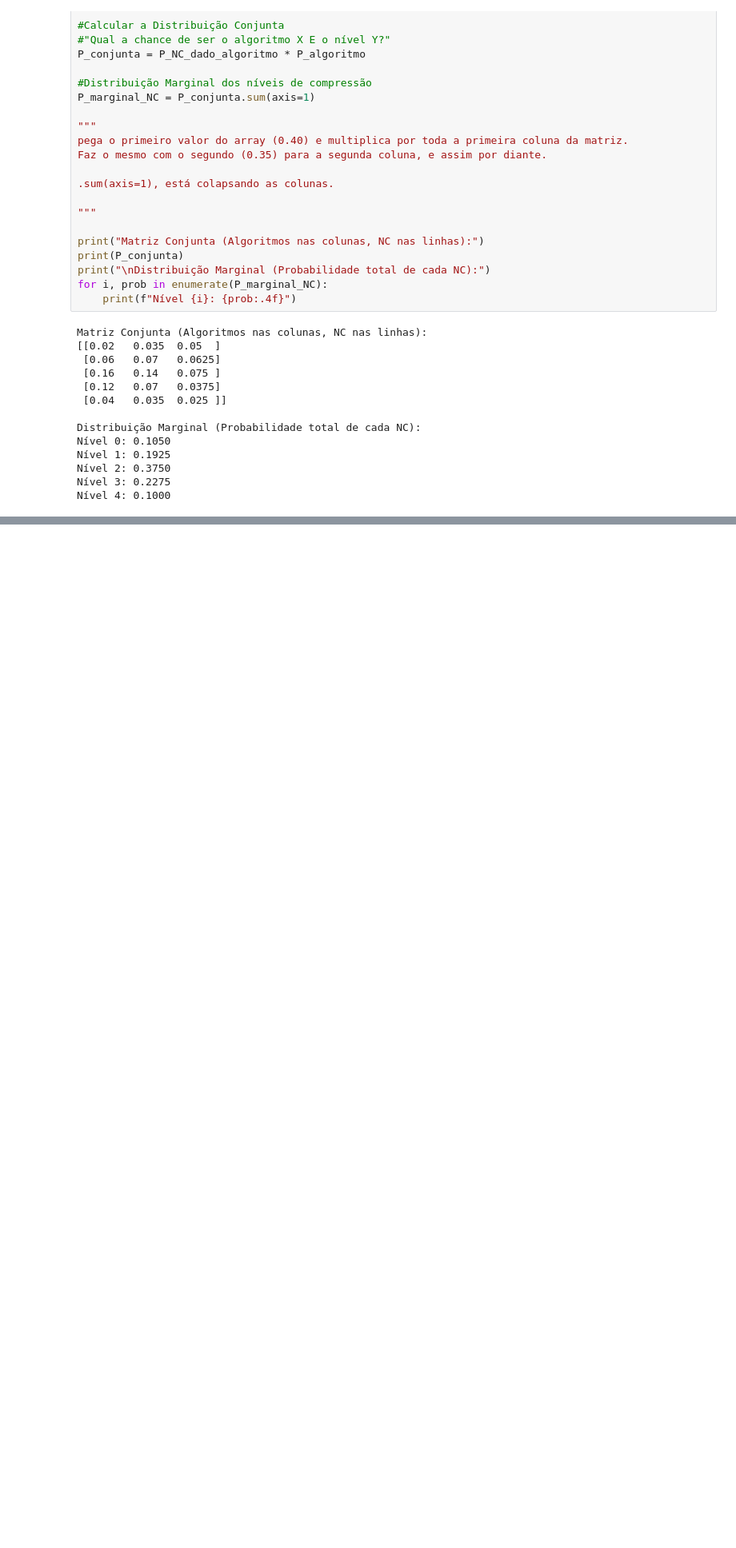
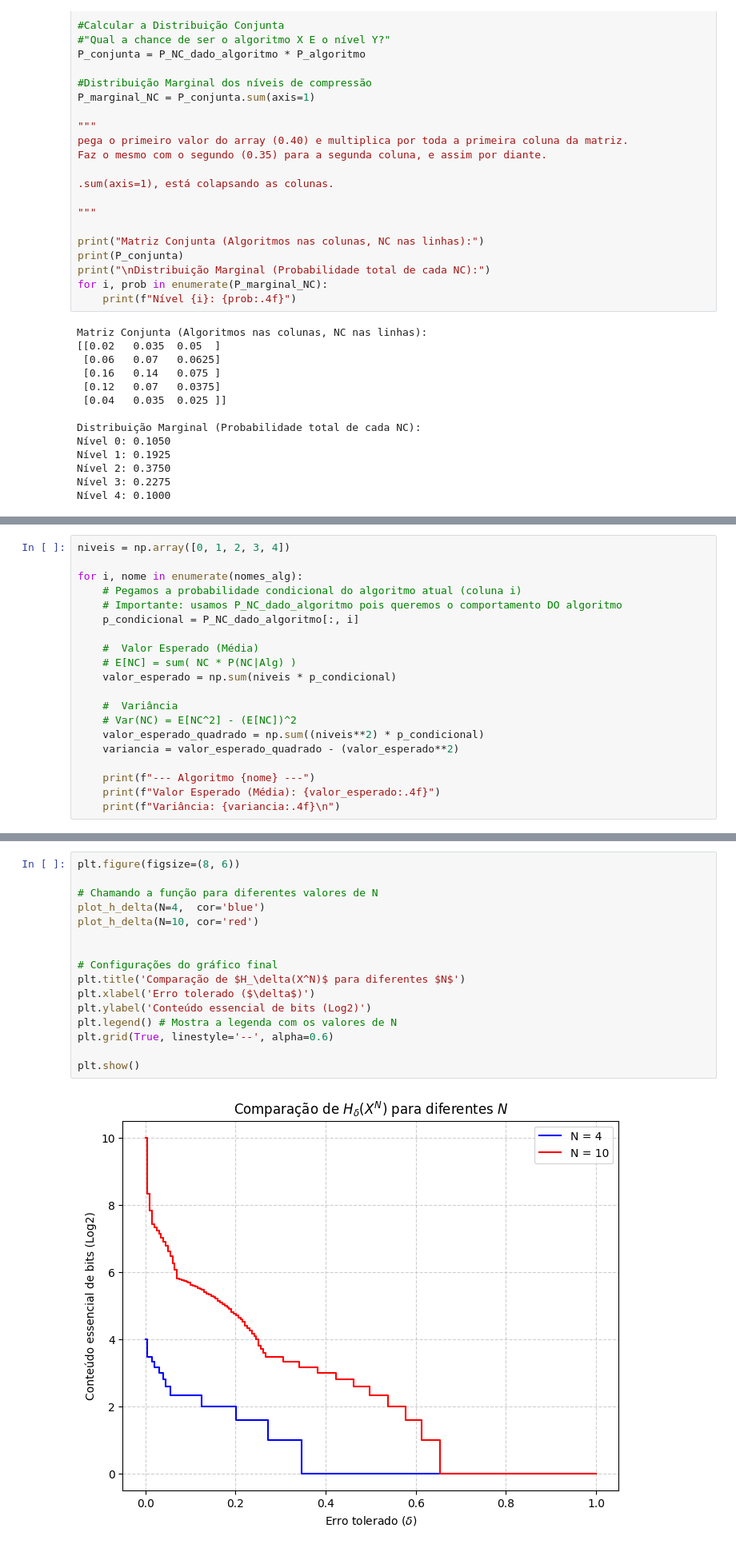
Before and after one commit to l20rr/CSM_52325, a Jupyter notebook: lab2/Trabalho2.ipynb, the cells around one changed output, grey strips where cells are left out. Shown at 80% size. Cells and saved outputs as stored; diff of their text form; blank space fills up the shorter version.

```diff
--- a/lab2/Trabalho2.ipynb
+++ b/lab2/Trabalho2.ipynb
@@ -155,0 +152,20 @@ P(C | NC=3) = 0.1648
+# %%
+niveis = np.array([0, 1, 2, 3, 4])
+
+for i, nome in enumerate(nomes_alg):
+    # Pegamos a probabilidade condicional do algoritmo atual (coluna i)
+    # Importante: usamos P_NC_dado_algoritmo pois queremos o comportamento DO algoritmo
+    p_condicional = P_NC_dado_algoritmo[:, i]
+
+    #  Valor Esperado (Média)
+    # E[NC] = sum( NC * P(NC|Alg) )
+    valor_esperado = np.sum(niveis * p_condicional)
+
+    #  Variância
+    # Var(NC) = E[NC^2] - (E[NC])^2
+    valor_esperado_quadrado = np.sum((niveis**2) * p_condicional)
+    variancia = valor_esperado_quadrado - (valor_esperado**2)
+
+    print(f"--- Algoritmo {nome} ---")
+    print(f"Valor Esperado (Média): {valor_esperado:.4f}")
+    print(f"Variância: {variancia:.4f}\n")
@@ -155,0 +222,18 @@ P(C | NC=3) = 0.1648
+# %%
+plt.figure(figsize=(8, 6))
+
+# Chamando a função para diferentes valores de N
+plot_h_delta(N=4,  cor='blue')
+plot_h_delta(N=10, cor='red')
+
+
+# Configurações do gráfico final
+plt.title('Comparação de $H_\delta(X^N)$ para diferentes $N$')
+plt.xlabel('Erro tolerado ($\delta$)')
+plt.ylabel('Conteúdo essencial de bits (Log2)')
+plt.legend() # Mostra a legenda com os valores de N
+plt.grid(True, linestyle='--', alpha=0.6)
+
+plt.show()
+# %% [output]
+[figure, added]
```
Also changed, not shown: parts of 6 cells of this notebook.
